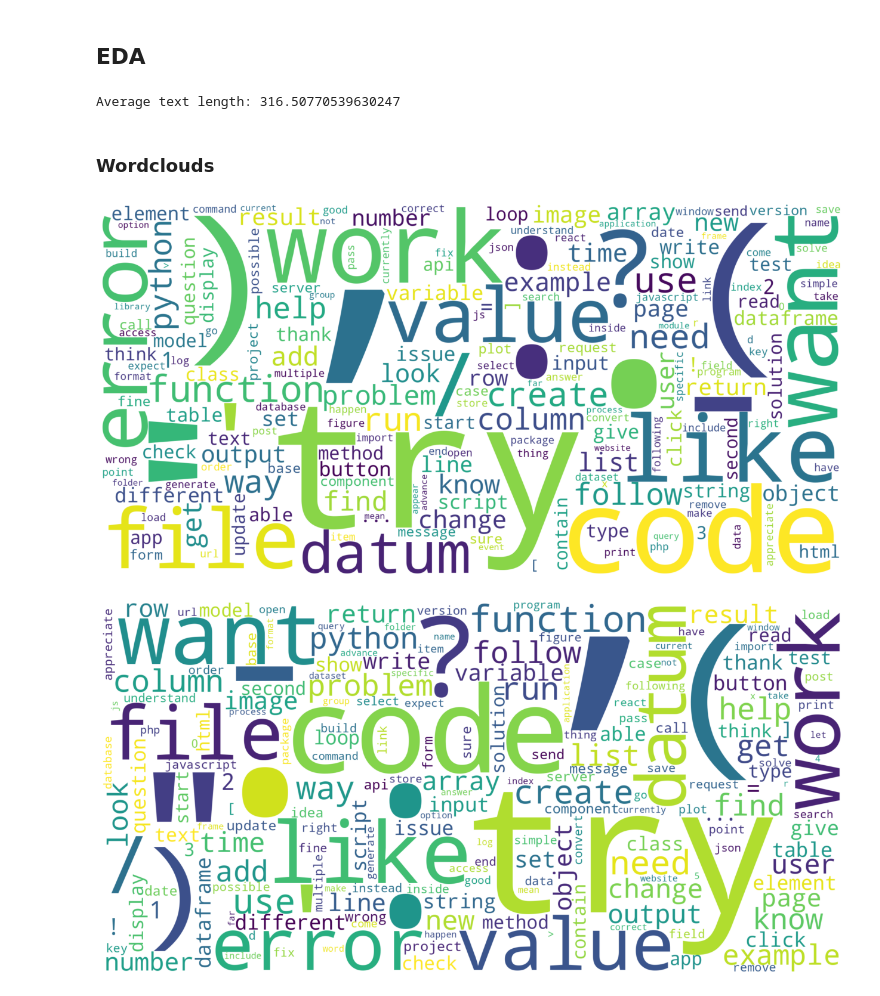
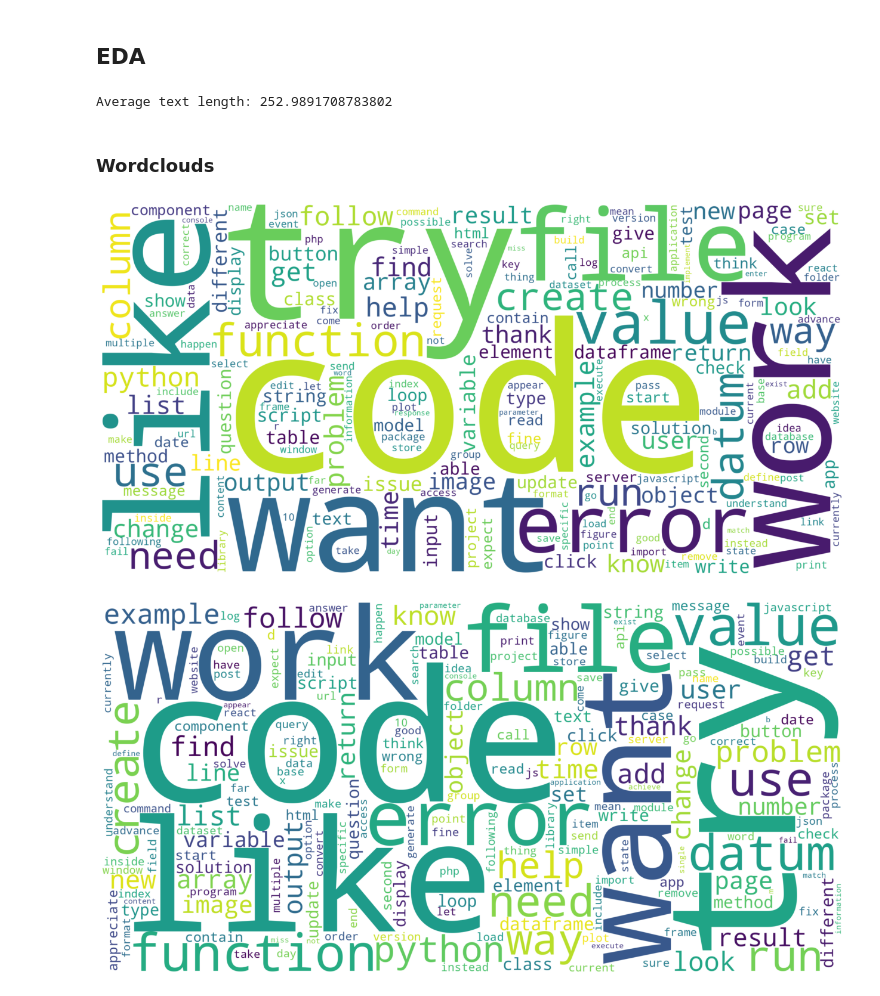
Before and after one commit to m9o8/bse_tm_final, a Jupyter notebook: code/3_1_preprocessing_batch.ipynb, the cells around one changed output. Cells and saved outputs as stored; diff of their text form; code cells hidden in the pictures.

```diff
--- a/code/3_1_preprocessing_batch.ipynb
+++ b/code/3_1_preprocessing_batch.ipynb
@@ -446,13 +446,15 @@ Merged 26 batches into ../data/batched_processing/stackoverflow_processed_batch.
 # %% [markdown]
 ## EDA
 # %%
-df = pl.read_parquet("../data/batched_processing/stackoverflow_processed_batch.parquet")
+df = pl.read_parquet(
+    "../data/batched_processing/stackoverflow_processed_batch1.parquet"
+)
 # %%
 # Calculate average text length
 avg_text_length = df["processed_text"].str.len_chars().mean()
 print(f"Average text length: {avg_text_length}")
 # %% [output]
-Average text length: 316.50770539630247
+Average text length: 252.9891708783802
 # %% [markdown]
 ### Wordclouds
 # %%
@@ -491,14 +493,14 @@ def generate_wordcloud(title: str, text: str) -> None:
 # %%
 # Overall word cloud
 text = df.select(
     pl.col("processed_text")
     .filter(pl.col("processed_text").is_not_null())
     .str.concat(" ")
 ).item()
 
-generate_wordcloud("wc_stackoverflow", text)
+generate_wordcloud("wc_stackoverflow_alphanum", text)
 # %% [output]
-[figure, old version]
+[figure, new version]
 # %%
 # Word cloud before treatment
 
@@ -515,9 +517,9 @@ text = df.select(
     .str.concat(" ")
 ).item()
 
-generate_wordcloud("wc_stackoverflow_pre", text)
+generate_wordcloud("wc_stackoverflow_pre_alphanum", text)
 # %% [output]
-[figure, old version]
+[figure, new version]
 # %%
 # Word cloud after treatment
 text = df.select(
```
Also changed, not shown: parts of 1 cell of this notebook, 7 other files.
